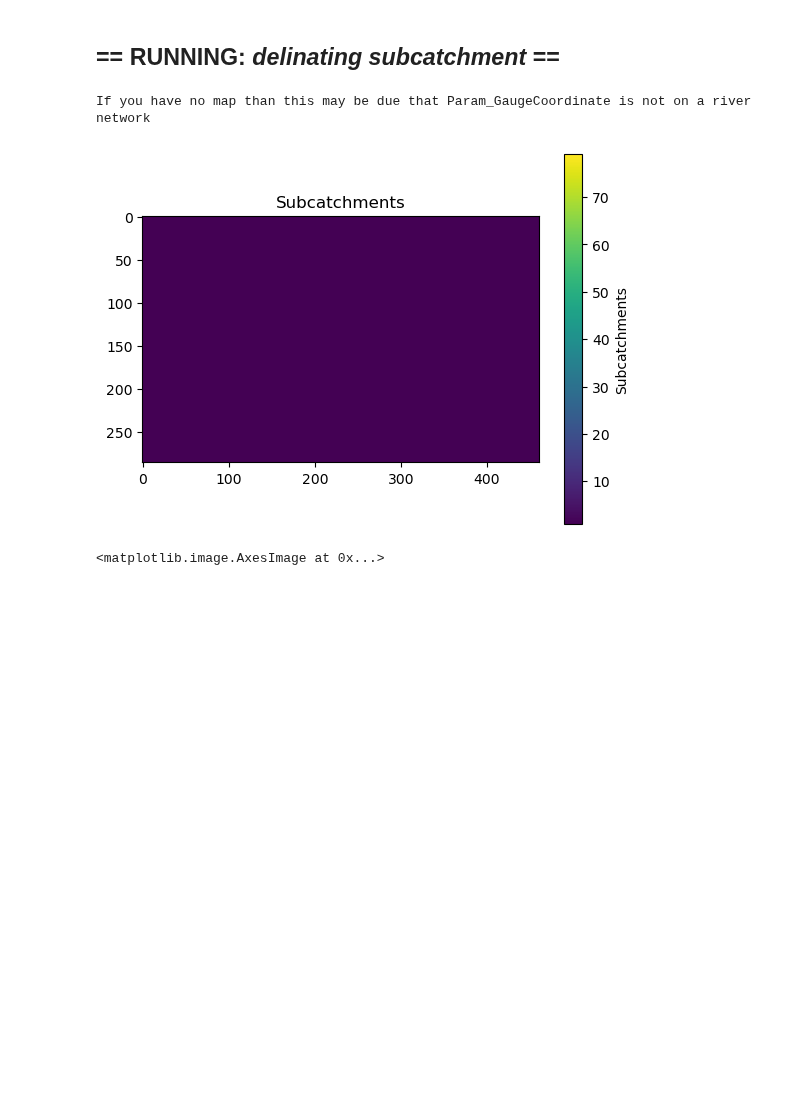
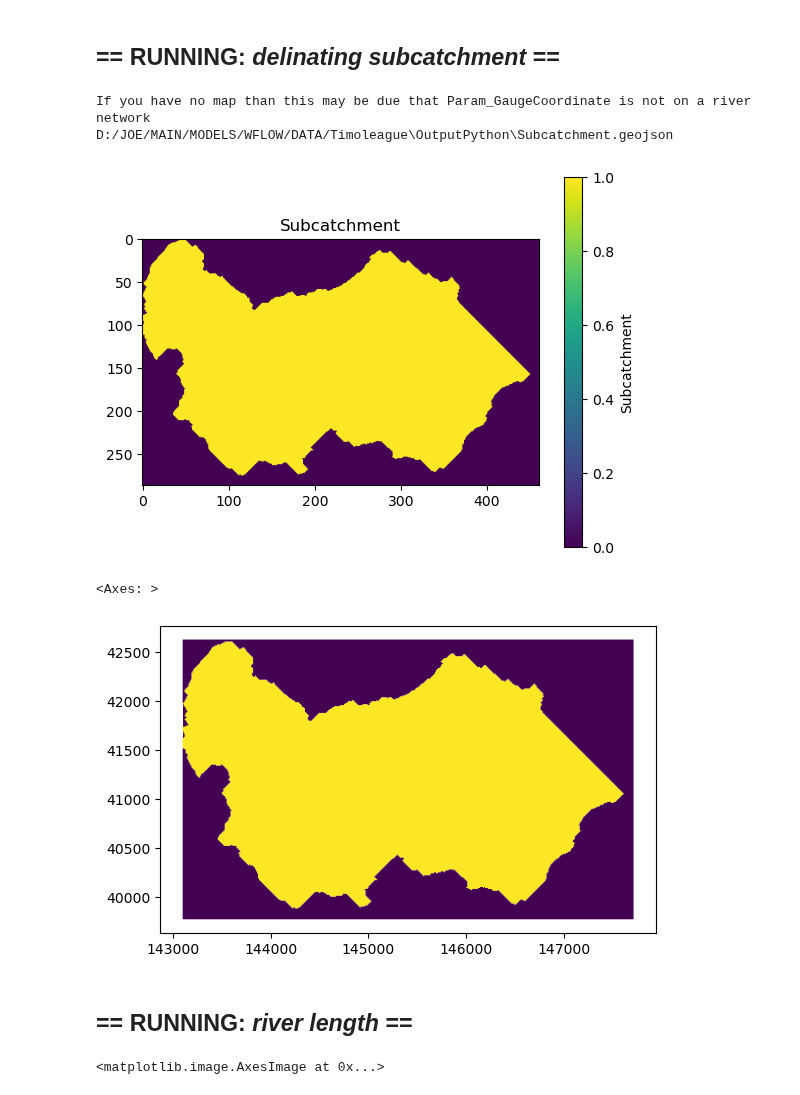
Before and after one commit to AquaPore/WflowRaster.jl, a Jupyter notebook: src/Python/Python_Pyflwdir_Wflow.ipynb, the cells around one changed output. Cells and saved outputs as stored; diff of their text form; code cells hidden in the pictures; blank space fills up the shorter version.

Commit message:
Python: Bassin improved and fixed

```diff
--- a/src/Python/Python_Pyflwdir_Wflow.ipynb
+++ b/src/Python/Python_Pyflwdir_Wflow.ipynb
@@ -26,11 +26,12 @@ Filename_Output_Basins_Tiff        = "Basins.tiff"
 Filename_Output_Basins_Geojson     = "Basins.geojson"
 
 # == OUTPUT OF Julia Wflow ==
-Filename_Output_DemCorrected = "DemCorrected.tiff"
-Filename_Output_Ldd          = "Ldd.tiff"
-Filename_Output_RiverLength  = "RiverLength.tiff"
-Filename_Output_Slope        = "Slope.tiff"
-Filename_Output_Subcatchment = "Subcatchment.tiff"
+Filename_Output_DemCorrected         = "DemCorrected.tiff"
+Filename_Output_Ldd                  = "Ldd.tiff"
+Filename_Output_RiverLength          = "RiverLength.tiff"
+Filename_Output_Slope                = "Slope.tiff"
+Filename_Output_Subcatchment         = "Subcatchment.tiff"
+Filename_Output_Subcatchment_Geojson = "Subcatchment.geojson"
 
 
 # ======= PARAMETERS =======
@@ -40,14 +41,12 @@ Param_PitMaxDepth = -1.0
 
 Param_RiverDepth = 5.0  # if Flag_BurnRiver (float) – fixed depth value used to burn in the dem
 
-Param_StreamOrderSnap = 1
-
 Param_RiverBurnMethod = "fixed"
 
 Param_RiverOrderMethod = "strahler"  # <"classic"*>  or <"strahler"> or  stream order map. In the classic “bottum up” stream order map, the main river stem has order 1. Each tributary is given a number one greater than that of the river or stream into which they discharge. In the strahler “top down” stream order map, rivers of the first order are the most upstream tributaries or head water cells. If two streams of the same order merge, the resulting stream has an order of one higher. If two rivers with different stream orders merge, the resulting stream is given the maximum of the two order.
 
 # Plotting rivers
-Param_RiverOrderMin_Strahler = 4 # Depending on Param_RiverOrderMethod
+Param_RiverOrderMin_Strahler = 7 # Depending on Param_RiverOrderMethod
 Param_RiverOrderMax_Classic  = 2  # Depending on Param_RiverOrderMethod
 
 Param_LddMethod = "Hydromet" # <"Pcraster">; <"Pyflwdir">;<"Hydromet">
@@ -55,15 +54,16 @@ Param_LddMethod = "Hydromet" # <"Pcraster">; <"Pyflwdir">;<"Hydromet">
 # Param_OutletMethod can be defined at edges of the grid (defualt) or force all flow to go to the minimum elevation point min. The latter only makes sense if your DEM only is masked to the catchment. Additionnally, the user can also force specific pits locations via idxs_pit.
 Param_OutletMethod = "edge"  # "edge","min"
 
+# == Other ==
 
-# == Other ==
 Param_NoData = 255  # Not yet applicable
 
 Param_Crs = 29902  # [-] This is the default projection TM65 / Irish Grid
 
 # The coordinate need to be shifted such that it is in the river network, it is very sensitive
-# Param_GaugeCoordinate = [146708.9364, 42168.9515]
-Param_GaugeCoordinate = [146701.859, 42133.637]
+# Param_GaugeCoordinate_Timoleague = [146707.7, 42167.995]
+Param_GaugeCoordinate = [146705.520,42165.261]
+
 
 # TODO: merge with Parameters.jl
 # %% [markdown]
@@ -781,21 +778,30 @@ D:/JOE/MAIN/MODELS/WFLOW/DATA/Timoleague\OutputPython\Basins.geojson
 # %% [markdown]
 ## == **RUNNING:** *delinating subcatchment* ==
 # %%
-# Warning: Param_GaugeCoordinate
 import os as os
 
 Path_Input_Ldd = os.path.join(Path_Root, Path_Python, Filename_Output_Ldd)
-Path_Output_Subcatchment = os.path.join(Path_Root,
-    Path_Python, Filename_Output_Subcatchment)
+Path_Output_Subcatchment = os.path.join(Path_Root, Path_Python, Filename_Output_Subcatchment)
+Path_Output_Subcatchment_Geojson  = os.path.join(Path_Root, Path_Python, Filename_Output_Subcatchment_Geojson)
 
 print("If you have no map than this may be due that Param_GaugeCoordinate is not on a river network")
 
-Subcatchment_Pyflwdir = FLOWDIRECTION_2_SUBCATCHMENT(
-    Param_GaugeCoordinate, Path_Input_Ldd, Path_Output_Subcatchment, Param_StreamOrderSnap)
+Subcatchment, Subcatchment_Geopanda = FLOWDIRECTION_2_SUBCATCHMENT_OUTLET(Param_GaugeCoordinate,
+    Path_Input_Ldd,
+    Path_Output_Subcatchment,
+    Path_Output_Subcatchment_Geojson,
+    Param_StreamOrderSnap_Strahler=4,
+    Name="Subcatchment")
 
-pyplot.imshow(Subcatchment_Pyflwdir)
+pyplot.imshow(Subcatchment)
 
-PLOT_MAPS(Subcatchment_Pyflwdir, "Subcatchments", 1, N_Pits, Cmap="viridis")
+PLOT_MAPS(Subcatchment, "Subcatchment", 0, 1, Cmap="viridis")
+Subcatchment_Geopanda.plot("Subcatchment")
+
+# (array([146705.001]), array([42145.008]))
 # %% [output]
 If you have no map than this may be due that Param_GaugeCoordinate is not on a river network
+D:/JOE/MAIN/MODELS/WFLOW/DATA/Timoleague\OutputPython\Subcatchment.geojson
-[figure, old version]
+[figure, new version]
+<Axes: >
+[figure, added]
@@ -818,3 +808,5 @@ If you have no map than this may be due that Param_GaugeCoordinate is not on a r
+# %% [markdown]
+## == **RUNNING:** *river length* ==
 # %%
 Path_Output_Ldd = os.path.join(Path_Root, Path_Python, Filename_Output_Ldd)
 Path_Output_RiverLength = os.path.join(Path_Root, Path_Python, Filename_Output_RiverLength)
```
Also changed, not shown: parts of 15 cells of this notebook.
